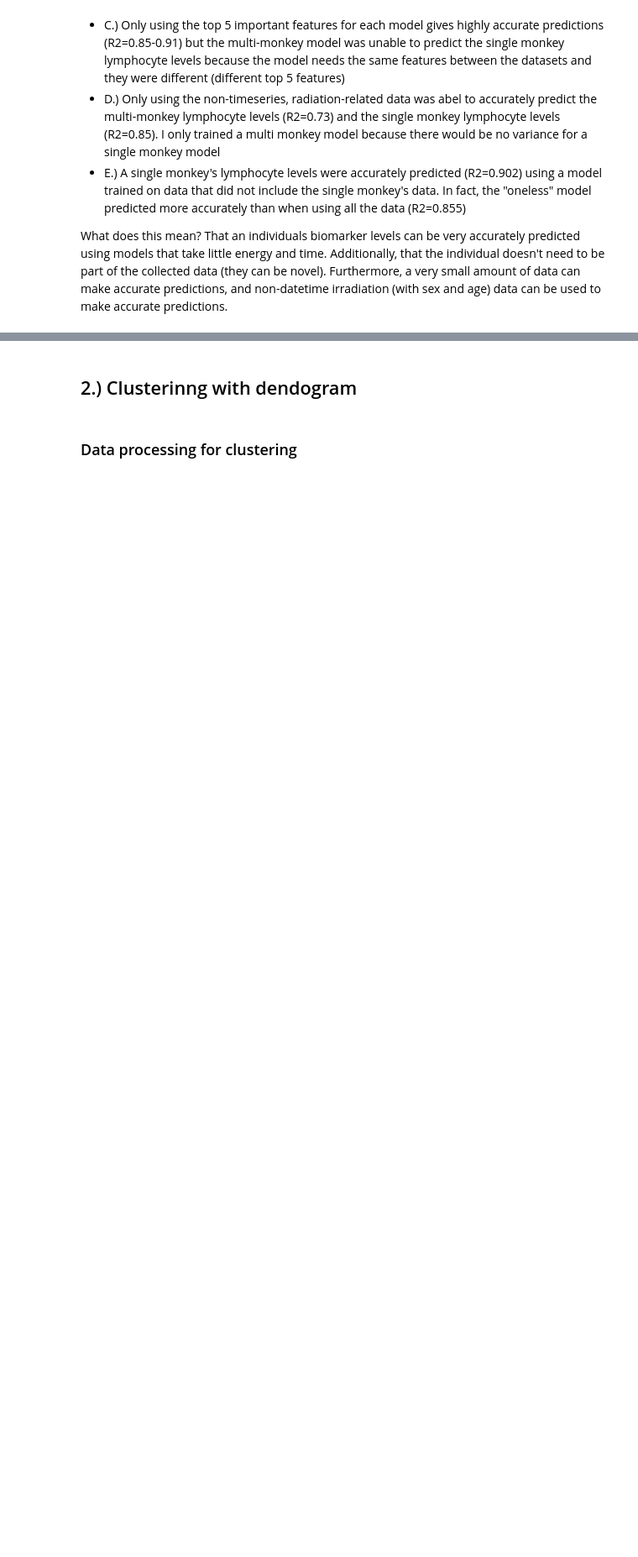
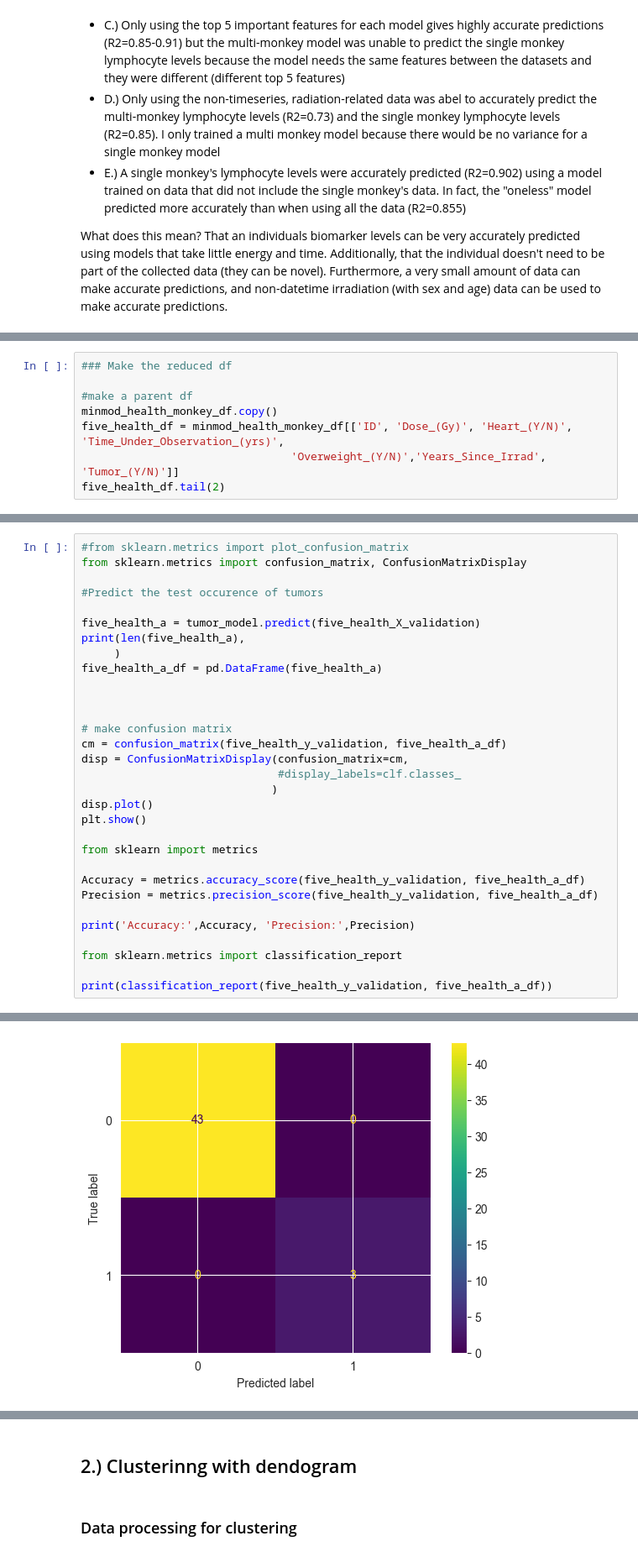
Before and after one commit to aidan-lew/monkey_health, a Jupyter notebook: B_monkeys.ipynb, the cells around one changed output, grey strips where cells are left out. Shown at 84% size. Drawn from its saved outputs; the diff is of its cells as text; blank space fills up the shorter version.

```diff
--- a/B_monkeys.ipynb
+++ b/B_monkeys.ipynb
@@ -1469,0 +1495,8 @@ What does this mean? That an individuals biomarker levels can be very accurately
+# %%
+### Make the reduced df
+
+#make a parent df
+minmod_health_monkey_df.copy()
+five_health_df = minmod_health_monkey_df[['ID', 'Dose_(Gy)', 'Heart_(Y/N)', 'Time_Under_Observation_(yrs)',
+                                'Overweight_(Y/N)','Years_Since_Irrad', 'Tumor_(Y/N)']]
+five_health_df.tail(2)
@@ -1469,0 +1583,32 @@ What does this mean? That an individuals biomarker levels can be very accurately
+# %%
+#from sklearn.metrics import plot_confusion_matrix
+from sklearn.metrics import confusion_matrix, ConfusionMatrixDisplay
+
+#Predict the test occurence of tumors
+
+five_health_a = tumor_model.predict(five_health_X_validation)
+print(len(five_health_a),
+     )
+five_health_a_df = pd.DataFrame(five_health_a)
+
+
+
+# make confusion matrix
+cm = confusion_matrix(five_health_y_validation, five_health_a_df)
+disp = ConfusionMatrixDisplay(confusion_matrix=cm,
+                              #display_labels=clf.classes_
+                             )
+disp.plot()
+plt.show()
+
+from sklearn import metrics
+
+Accuracy = metrics.accuracy_score(five_health_y_validation, five_health_a_df)
+Precision = metrics.precision_score(five_health_y_validation, five_health_a_df)
+
+print('Accuracy:',Accuracy, 'Precision:',Precision)
+
+from sklearn.metrics import classification_report
+
+print(classification_report(five_health_y_validation, five_health_a_df))
+# %% [output]
@@ -1469,0 +1617 @@ What does this mean? That an individuals biomarker levels can be very accurately
+[figure, added]
```
Also changed, not shown: parts of 20 cells of this notebook.
